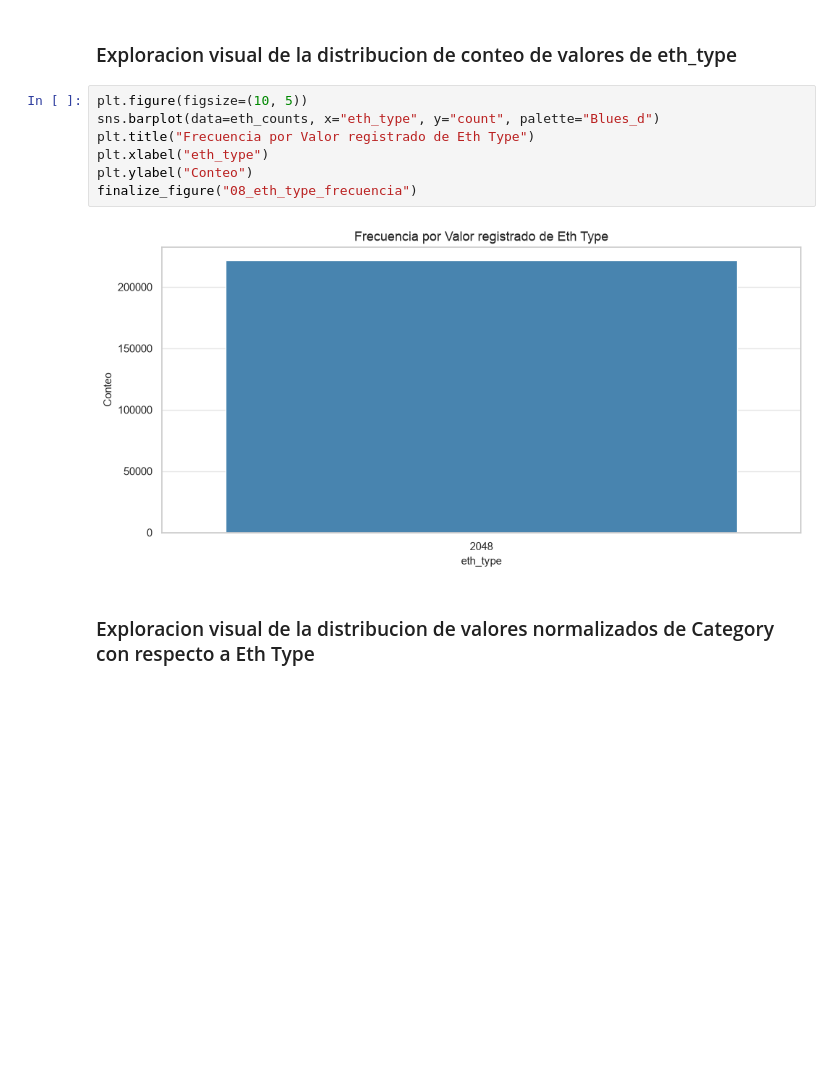
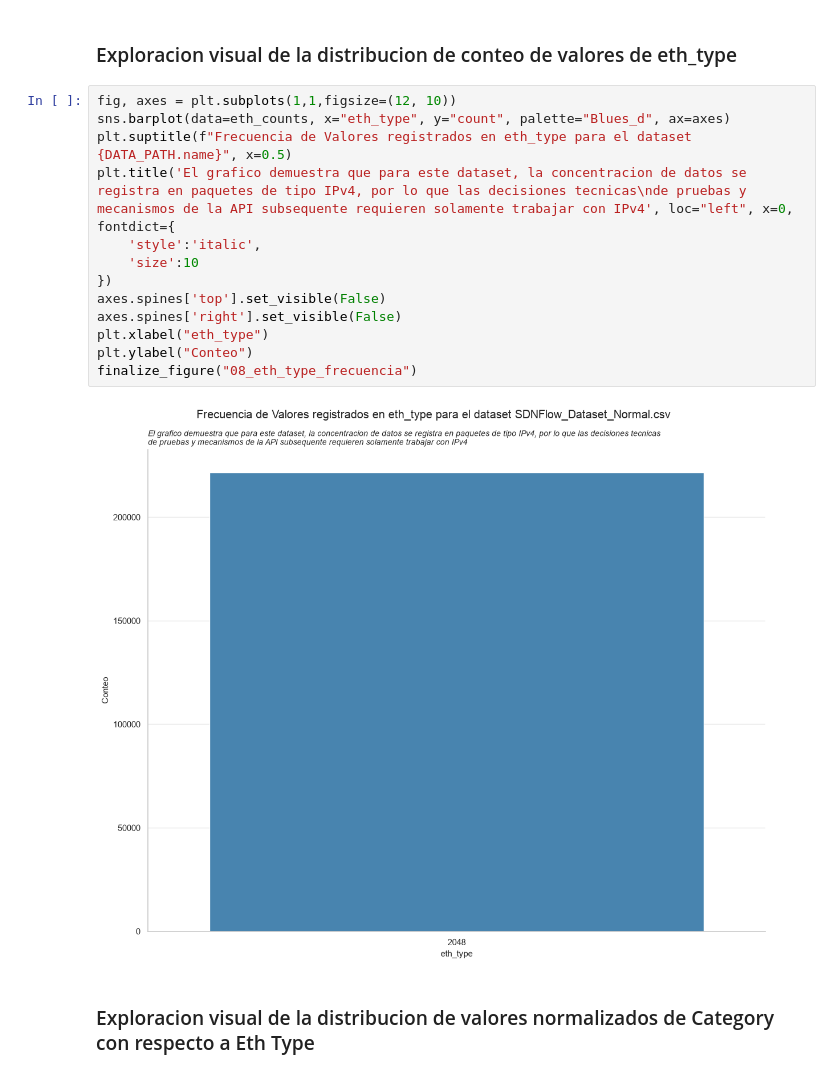
Before and after one commit to Volv1t3/SDN-Thesis-Project, a Jupyter notebook: src/main/python/model/SDN-MPLS-ML-TechDemonstrator-Dataset-EDA.ipynb, the cells around one changed output. Saved outputs shown, nothing was run; the diff lists cells and outputs as text; blank space fills up the shorter version.

```diff
--- a/src/main/python/model/SDN-MPLS-ML-TechDemonstrator-Dataset-EDA.ipynb
+++ b/src/main/python/model/SDN-MPLS-ML-TechDemonstrator-Dataset-EDA.ipynb
@@ -1827,14 +1544,20 @@ Solo IPv4 2048 presente: True
 # %% [markdown]
 ### Exploracion visual de la distribucion de conteo de valores de eth_type
 # %%
-plt.figure(figsize=(10, 5))
-sns.barplot(data=eth_counts, x="eth_type", y="count", palette="Blues_d")
-plt.title("Frecuencia por Valor registrado de Eth Type")
+fig, axes = plt.subplots(1,1,figsize=(12, 10))
+sns.barplot(data=eth_counts, x="eth_type", y="count", palette="Blues_d", ax=axes)
+plt.suptitle(f"Frecuencia de Valores registrados en eth_type para el dataset {DATA_PATH.name}", x=0.5)
+plt.title('El grafico demuestra que para este dataset, la concentracion de datos se registra en paquetes de tipo IPv4, por lo que las decisiones tecnicas\nde pruebas y mecanismos de la API subsequente requieren solamente trabajar con IPv4', loc="left", x=0, fontdict={
+    'style':'italic',
+    'size':10
+})
+axes.spines['top'].set_visible(False)
+axes.spines['right'].set_visible(False)
 plt.xlabel("eth_type")
 plt.ylabel("Conteo")
 finalize_figure("08_eth_type_frecuencia")
 # %% [output]
-[figure, old version]
+[figure, new version]
 # %% [markdown]
 ### Exploracion visual de la distribucion de valores normalizados de Category con respecto a Eth Type
 # %%
```
Also changed, not shown: parts of 28 cells of this notebook, 53 other files.
